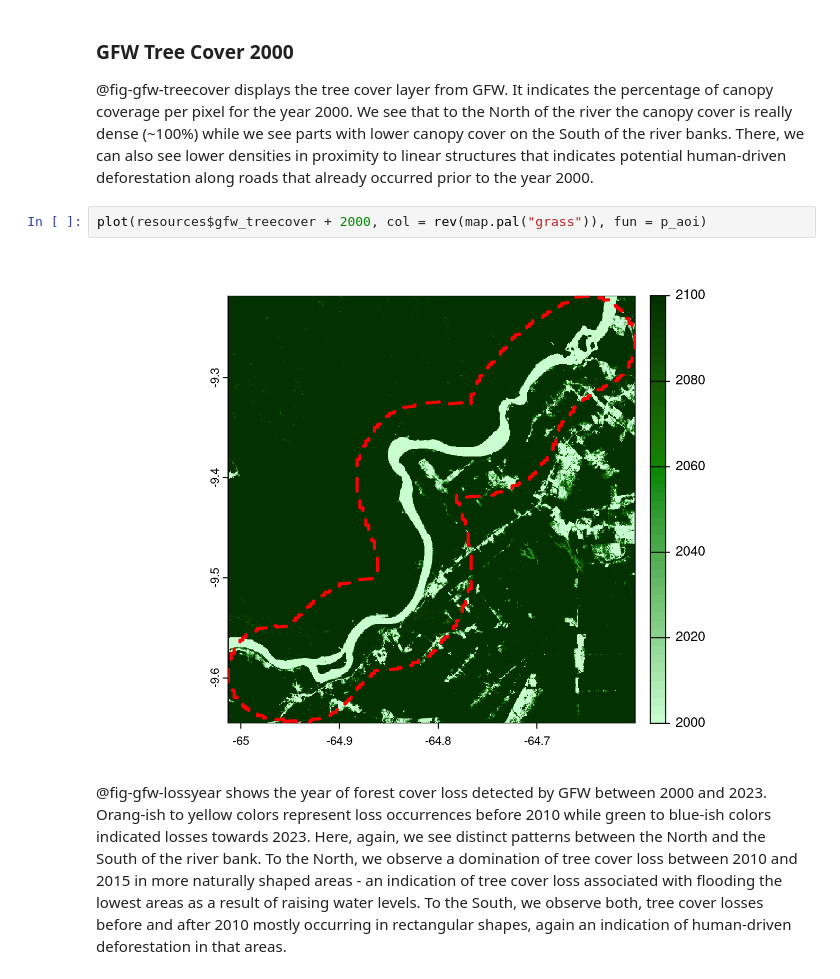
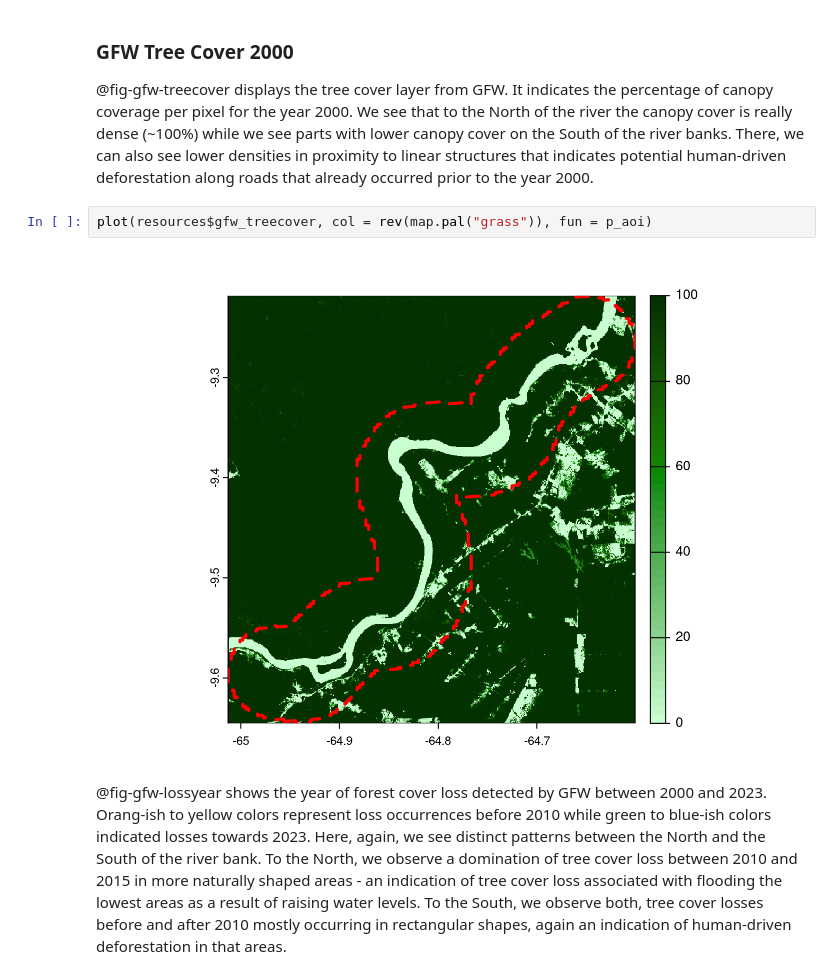
Before and after one commit to mapme-initiative/demo-madeira, a Jupyter notebook: index.embed.ipynb, the cells around one changed output. Cells and saved outputs as stored; diff of their text form.

```diff
--- a/index.embed.ipynb
+++ b/index.embed.ipynb
@@ -434,9 +434,9 @@ We thus obtained a first indication that the newly flooded areas are quite signi
 
 @fig-gfw-treecover displays the tree cover layer from GFW. It indicates the percentage of canopy coverage per pixel for the year 2000. We see that to the North of the river the canopy cover is really dense (~100%) while we see parts with lower canopy cover on the South of the river banks. There, we can also see lower densities in proximity to linear structures that indicates potential human-driven deforestation along roads that already occurred prior to the year 2000.
 # %%
-plot(resources$gfw_treecover + 2000, col = rev(map.pal("grass")), fun = p_aoi)
+plot(resources$gfw_treecover, col = rev(map.pal("grass")), fun = p_aoi)
 # %% [output]
-[figure, old version]
+[figure, new version]
 # %% [markdown]
 @fig-gfw-lossyear shows the year of forest cover loss detected by GFW between 2000 and 2023. Orang-ish to yellow colors represent loss occurrences before 2010 while green to blue-ish colors indicated losses towards 2023. Here, again, we see distinct patterns between the North and the South of the river bank. To the North, we observe a domination of tree cover loss between 2010 and 2015 in more naturally shaped areas - an indication of tree cover loss associated with flooding the lowest areas as a result of raising water levels. To the South, we observe both, tree cover losses before and after 2010 mostly occurring in rectangular shapes, again an indication of human-driven deforestation in that areas.
 # %%
```
Also changed, not shown: parts of 6 cells of this notebook, 5 other files.
